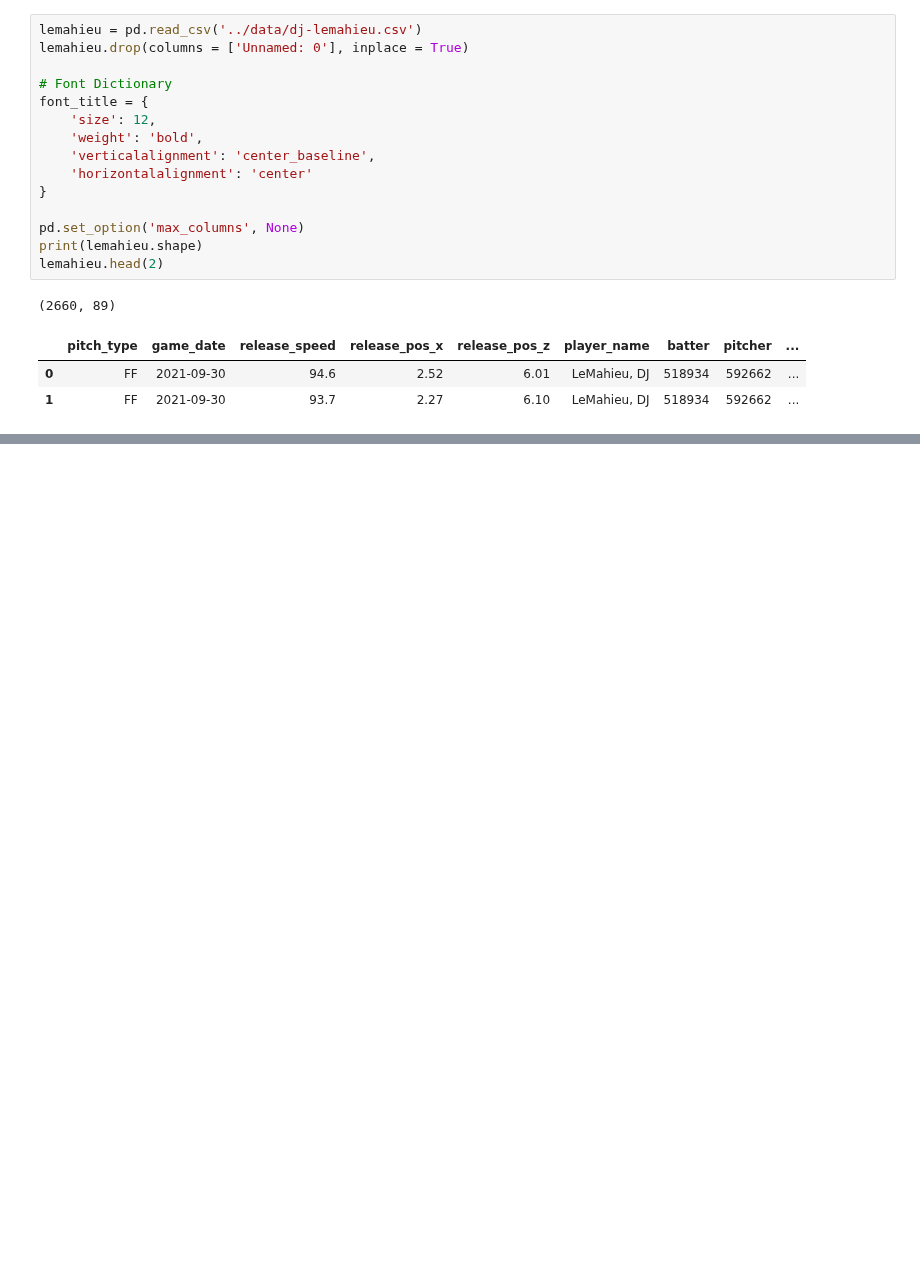
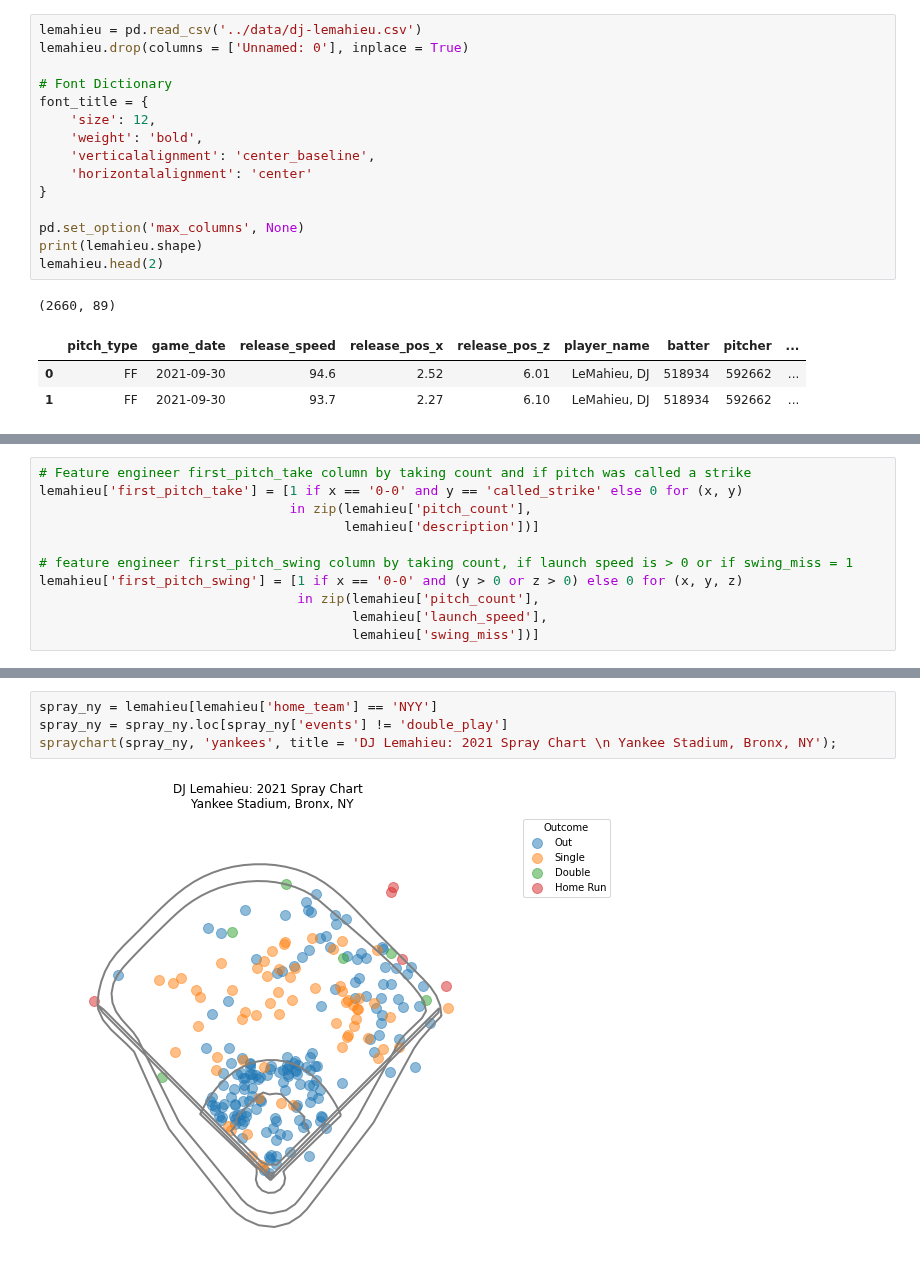
Before and after one commit to anthonyzurke/player-analysis, a Jupyter notebook: hitters/lemahieu-scoutingreport.ipynb, the cells around one changed output, grey strips where cells are left out. Cells and saved outputs as stored; diff of their text form; blank space fills up the shorter version.

```diff
--- a/hitters/lemahieu-scoutingreport.ipynb
+++ b/hitters/lemahieu-scoutingreport.ipynb
@@ -28,0 +44,11 @@ lemahieu.head(2)
+# %%
+# Feature engineer first_pitch_take column by taking count and if pitch was called a strike
+lemahieu['first_pitch_take'] = [1 if x == '0-0' and y == 'called_strike' else 0 for (x, y)
+                                in zip(lemahieu['pitch_count'],
+                                       lemahieu['description'])]
+
+# feature engineer first_pitch_swing column by taking count, if launch speed is > 0 or if swing_miss = 1
+lemahieu['first_pitch_swing'] = [1 if x == '0-0' and (y > 0 or z > 0) else 0 for (x, y, z)
+                                 in zip(lemahieu['pitch_count'],
+                                        lemahieu['launch_speed'],
+                                        lemahieu['swing_miss'])]
@@ -28,0 +108,6 @@ lemahieu.head(2)
+# %%
+spray_ny = lemahieu[lemahieu['home_team'] == 'NYY']
+spray_ny = spray_ny.loc[spray_ny['events'] != 'double_play']
+spraychart(spray_ny, 'yankees', title = 'DJ Lemahieu: 2021 Spray Chart \n Yankee Stadium, Bronx, NY');
+# %% [output]
+[figure, added]
```
Also changed, not shown: parts of 10 cells of this notebook, 2 other files.
